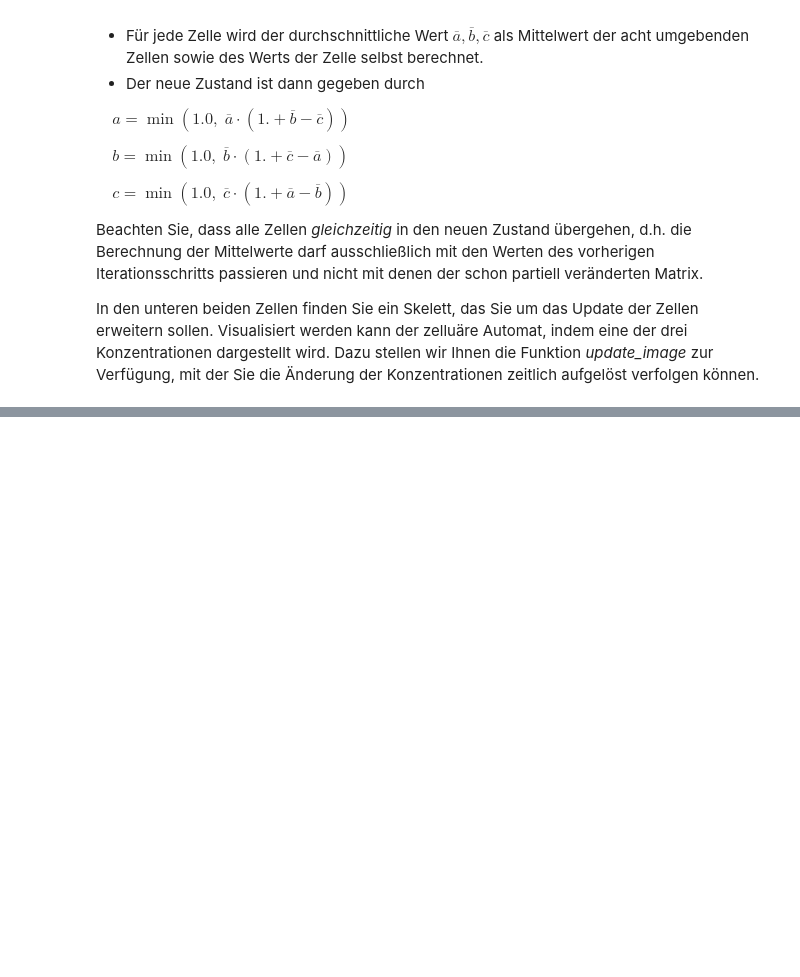
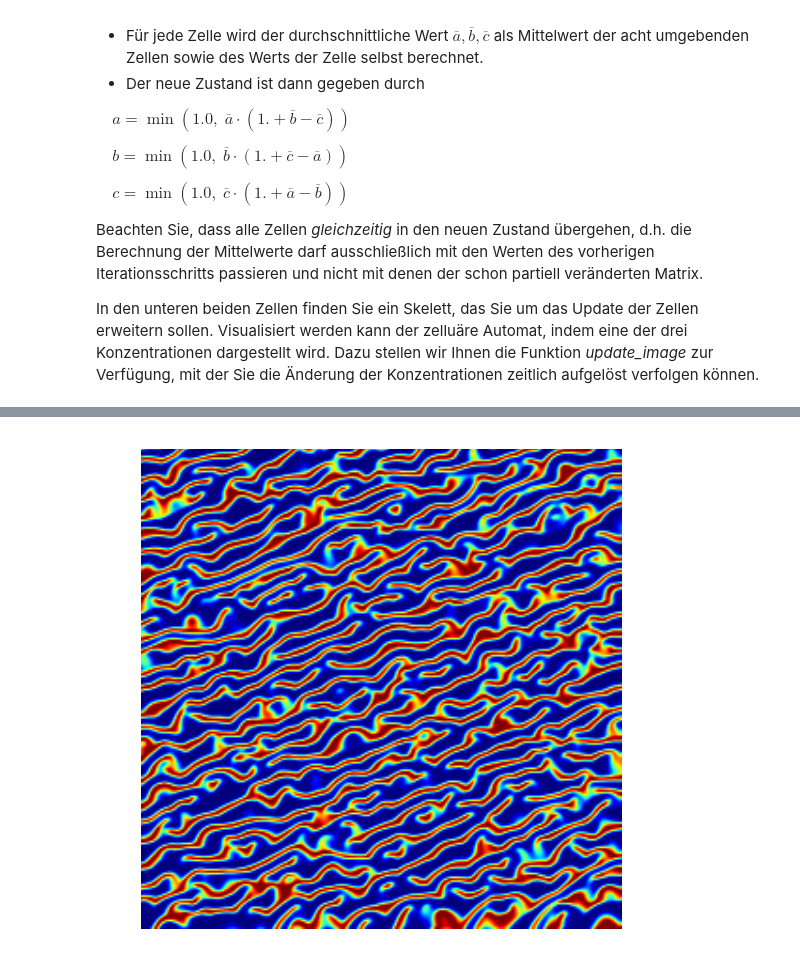
Before and after one commit to ofilla/compphys2016, a Jupyter notebook: uebung_02/bonus_02_cellular_automaton.ipynb, the cells around one changed output, grey strips where cells are left out. Drawn from its saved outputs; the diff is of its cells as text; code cells hidden in the pictures; blank space fills up the shorter version.

```diff
--- a/uebung_02/bonus_02_cellular_automaton.ipynb
+++ b/uebung_02/bonus_02_cellular_automaton.ipynb
@@ -105,5 +106,5 @@ a[1,2]
 # %%
-for step in 1:200
+for step in 1:20#0
     # for: get coordinates
     for x in 1:L
         xes = [x-1,x,x+1]
@@ -117,30 +118,32 @@ for step in 1:200
 
             # get cell and 8 next cells
             as = get_cells(automaton_a, xes, ys)
             bs = get_cells(automaton_b, xes, ys)
             cs = get_cells(automaton_c, xes, ys)
 
             # get a_bar_new etc
             a_bar = get_means(as)
             b_bar = get_means(bs)
             c_bar = get_means(cs)
 
             # calc a_new etc, save them to tmp array
             coarse_automaton_a[x, y] = calc_new(a_bar, b_bar, c_bar)
             coarse_automaton_b[x, y] = calc_new(b_bar, c_bar, a_bar)
             coarse_automaton_c[x, y] = calc_new(c_bar, a_bar, b_bar)
         end
     end
 
     # save tmp to arrays
     automaton_a = coarse_automaton_a
     automaton_b = coarse_automaton_b
     automaton_c = coarse_automaton_c
 
     # updated automaton_a is set as the new image
     update_image(fig, image, automaton_a)
 end
 
 if external_window == false
     close()
 end
+# %% [output]
+[figure, added]
```
Also changed, not shown: parts of 5 cells of this notebook, 6 other files.
